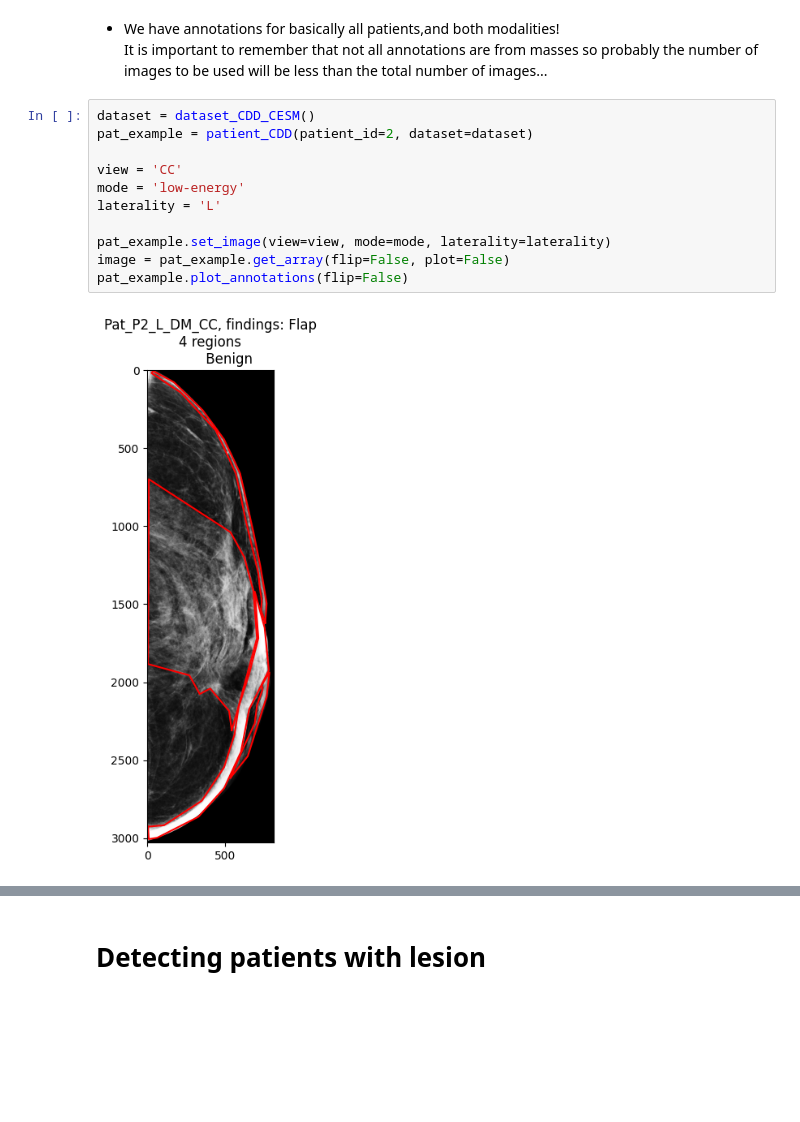
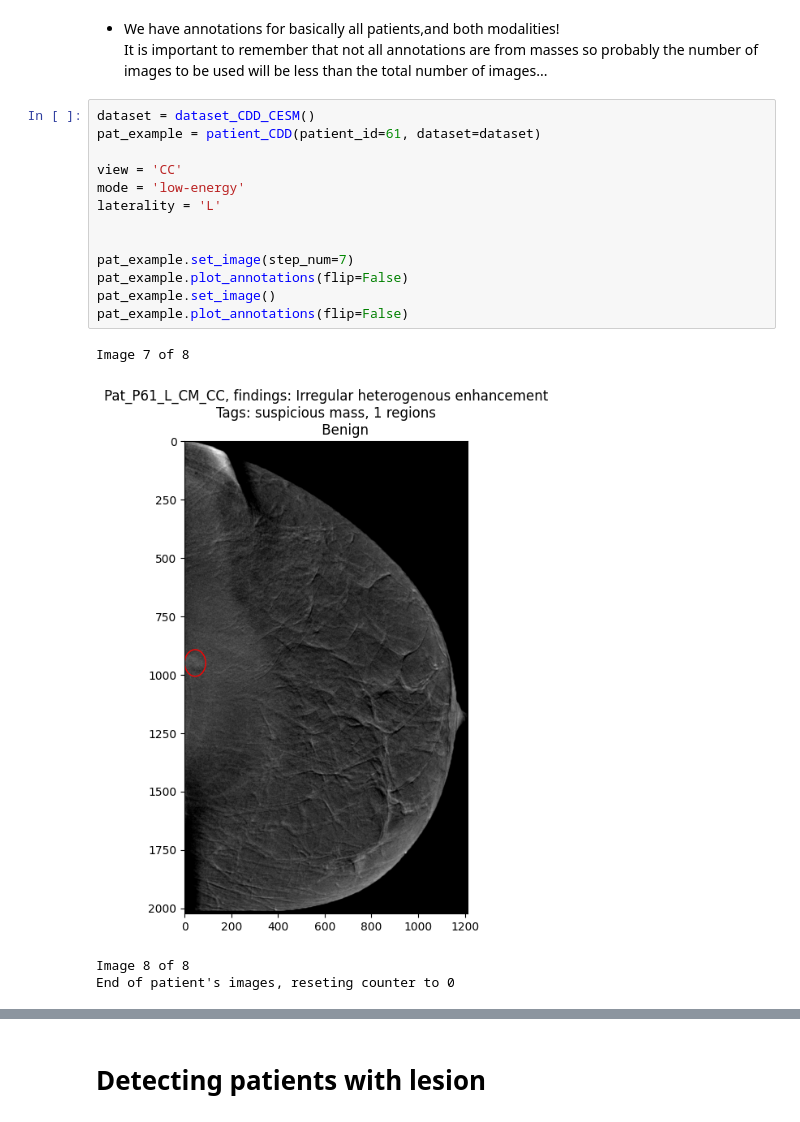
Before and after one commit to Likalto4/CEM-Detect, a Jupyter notebook: data_analysis/visualization.ipynb, the cells around one changed output, grey strips where cells are left out. Saved outputs shown, nothing was run; the diff lists cells and outputs as text; blank space fills up the shorter version.

```diff
--- a/data_analysis/visualization.ipynb
+++ b/data_analysis/visualization.ipynb
@@ -55,14 +55,19 @@ The project should be able to go by itself (no need of additional dataset) but i
     It is important to remember that not all annotations are from masses so probably the number of images to be used will be less than the total number of images...
 # %%
 dataset = dataset_CDD_CESM()
-pat_example = patient_CDD(patient_id=2, dataset=dataset)
+pat_example = patient_CDD(patient_id=61, dataset=dataset)
 
 view = 'CC'
 mode = 'low-energy'
 laterality = 'L'
 
-pat_example.set_image(view=view, mode=mode, laterality=laterality)
-image = pat_example.get_array(flip=False, plot=False)
+
+pat_example.set_image(step_num=7)
 pat_example.plot_annotations(flip=False)
+pat_example.set_image()
+pat_example.plot_annotations(flip=False)
 # %% [output]
+Image 7 of 8
-[figure, old version]
+[figure, new version]
+Image 8 of 8
+End of patient's images, reseting counter to 0
```
Also changed, not shown: parts of 3 cells of this notebook, 6 other files.
